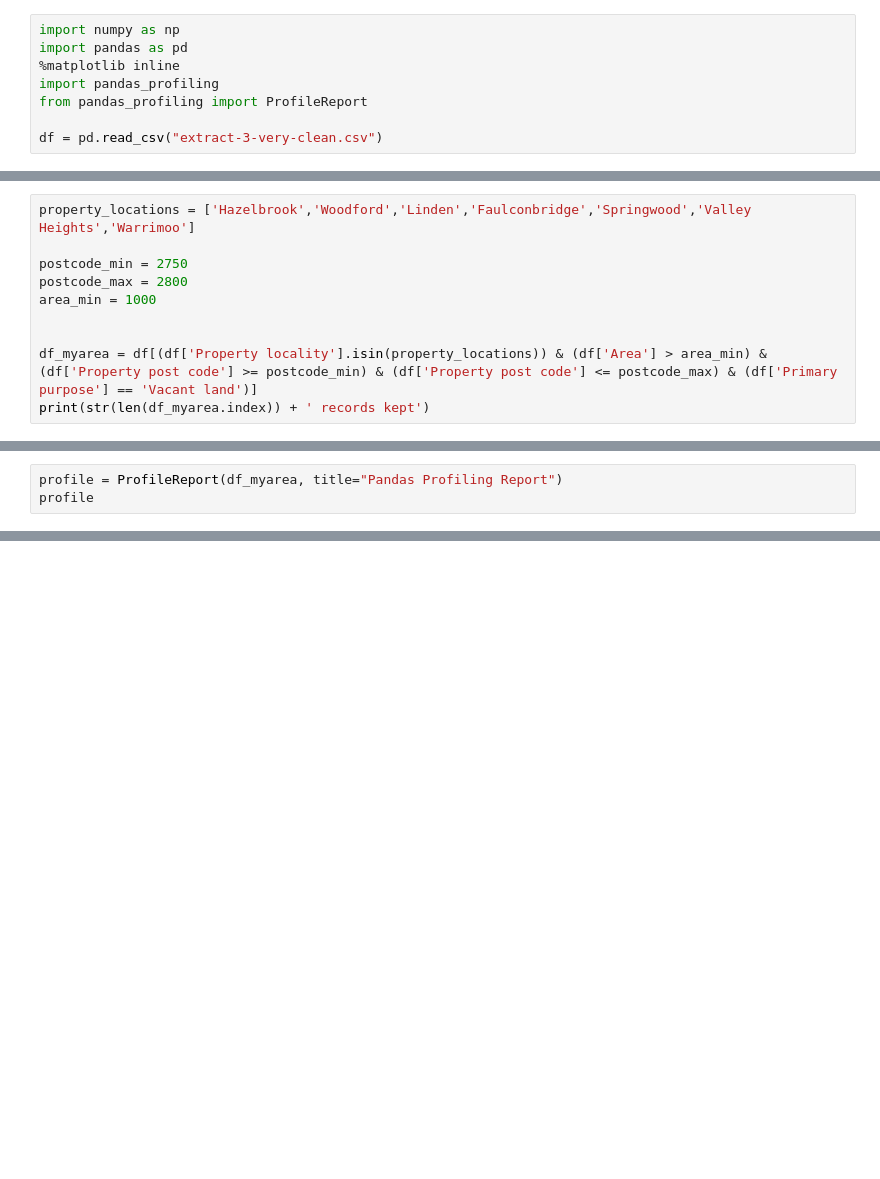
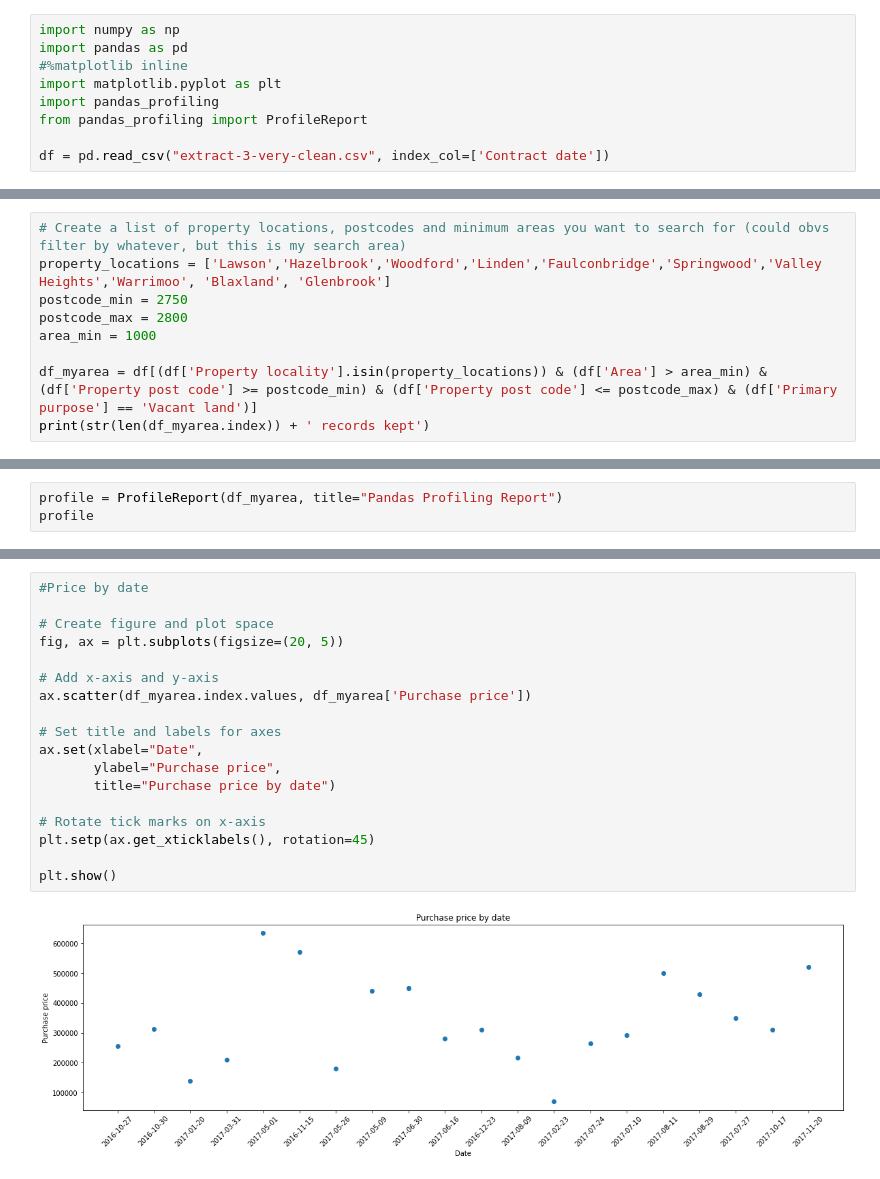
Before and after one commit to jameselks/nsw-property-sales-data-cleaner, a Jupyter notebook: analysis.ipynb, the cells around one changed output, grey strips where cells are left out. Drawn from its saved outputs; the diff is of its cells as text; blank space fills up the shorter version.

Commit message:
Update plots

```diff
--- a/analysis.ipynb
+++ b/analysis.ipynb
@@ -1,8 +1,9 @@
 # %%
 import numpy as np
 import pandas as pd
-%matplotlib inline
+#%matplotlib inline
+import matplotlib.pyplot as plt
 import pandas_profiling
 from pandas_profiling import ProfileReport
 
-df = pd.read_csv("extract-3-very-clean.csv")
+df = pd.read_csv("extract-3-very-clean.csv", index_col=['Contract date'])
@@ -12,10 +44,9 @@ df.dtypes
 # %%
-property_locations = ['Hazelbrook','Woodford','Linden','Faulconbridge','Springwood','Valley Heights','Warrimoo']
-
+# Create a list of property locations, postcodes and minimum areas you want to search for (could obvs filter by whatever, but this is my search area)
+property_locations = ['Lawson','Hazelbrook','Woodford','Linden','Faulconbridge','Springwood','Valley Heights','Warrimoo', 'Blaxland', 'Glenbrook']
 postcode_min = 2750
 postcode_max = 2800
 area_min = 1000
 
-
 df_myarea = df[(df['Property locality'].isin(property_locations)) & (df['Area'] > area_min) & (df['Property post code'] >= postcode_min) & (df['Property post code'] <= postcode_max) & (df['Primary purpose'] == 'Vacant land')]
 print(str(len(df_myarea.index)) + ' records kept')
@@ -29,0 +64,20 @@ df_myarea.hist(column='Purchase price', bins=int(df_myarea['Purchase price'].max
+# %%
+#Price by date
+
+# Create figure and plot space
+fig, ax = plt.subplots(figsize=(20, 5))
+
+# Add x-axis and y-axis
+ax.scatter(df_myarea.index.values, df_myarea['Purchase price'])
+
+# Set title and labels for axes
+ax.set(xlabel="Date",
+       ylabel="Purchase price",
+       title="Purchase price by date")
+
+# Rotate tick marks on x-axis
+plt.setp(ax.get_xticklabels(), rotation=45)
+
+plt.show()
+# %% [output]
+[figure, added]
```
Also changed, not shown: parts of 6 cells of this notebook.
